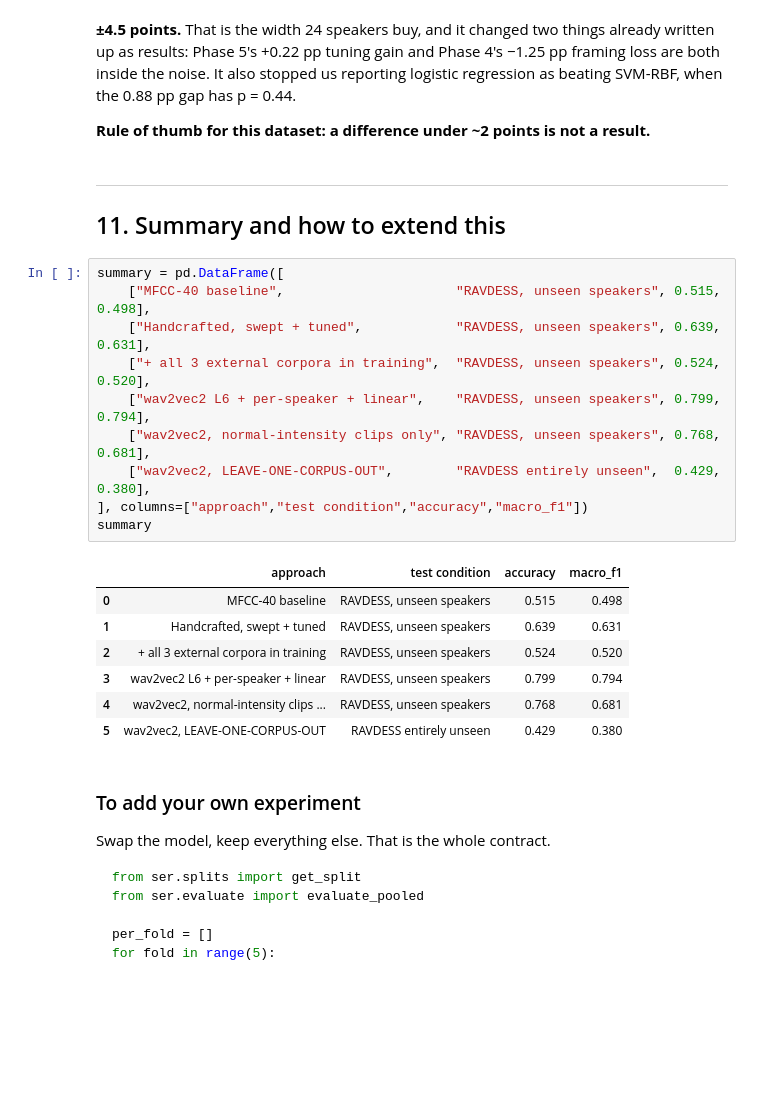
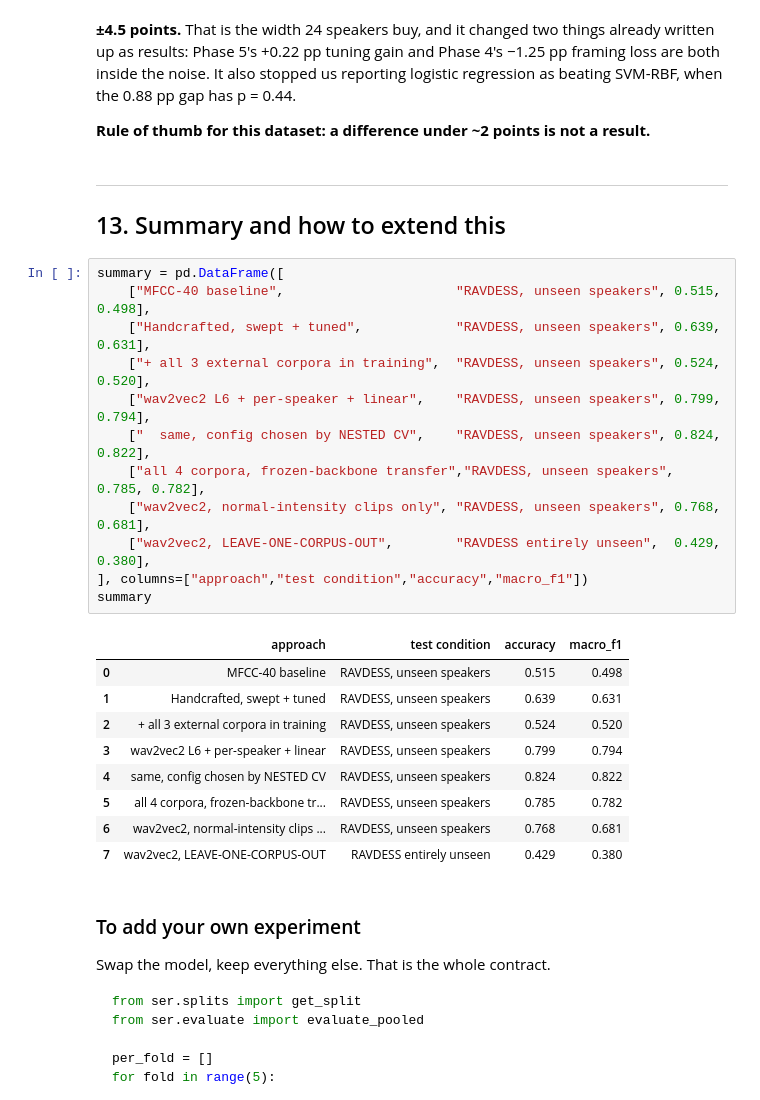
Before and after one commit to Unheard-ser/unheard, a Jupyter notebook: notebooks/03_end_to_end.ipynb, the cells around one changed output. Saved outputs shown, nothing was run; the diff lists cells and outputs as text; blank space fills up the shorter version.

```diff
--- a/notebooks/03_end_to_end.ipynb
+++ b/notebooks/03_end_to_end.ipynb
@@ -648,25 +752,29 @@ logistic regression as beating SVM-RBF, when the 0.88 pp gap has p = 0.44.
 **Rule of thumb for this dataset: a difference under ~2 points is not a result.**
 # %% [markdown]
 ---
-## 11. Summary and how to extend this
+## 13. Summary and how to extend this
 # %%
 summary = pd.DataFrame([
     ["MFCC-40 baseline",                      "RAVDESS, unseen speakers", 0.515, 0.498],
     ["Handcrafted, swept + tuned",            "RAVDESS, unseen speakers", 0.639, 0.631],
     ["+ all 3 external corpora in training",  "RAVDESS, unseen speakers", 0.524, 0.520],
     ["wav2vec2 L6 + per-speaker + linear",    "RAVDESS, unseen speakers", 0.799, 0.794],
+    ["  same, config chosen by NESTED CV",    "RAVDESS, unseen speakers", 0.824, 0.822],
+    ["all 4 corpora, frozen-backbone transfer","RAVDESS, unseen speakers", 0.785, 0.782],
     ["wav2vec2, normal-intensity clips only", "RAVDESS, unseen speakers", 0.768, 0.681],
     ["wav2vec2, LEAVE-ONE-CORPUS-OUT",        "RAVDESS entirely unseen",  0.429, 0.380],
 ], columns=["approach","test condition","accuracy","macro_f1"])
 summary
 # %% [output]
 |  | approach | test condition | accuracy | macro_f1 |
 | 0 | MFCC-40 baseline | RAVDESS, unseen speakers | 0.515 | 0.498 |
 | 1 | Handcrafted, swept + tuned | RAVDESS, unseen speakers | 0.639 | 0.631 |
 | 2 | + all 3 external corpora in training | RAVDESS, unseen speakers | 0.524 | 0.520 |
 | 3 | wav2vec2 L6 + per-speaker + linear | RAVDESS, unseen speakers | 0.799 | 0.794 |
-| 4 | wav2vec2, normal-intensity clips ... | RAVDESS, unseen speakers | 0.768 | 0.681 |
-| 5 | wav2vec2, LEAVE-ONE-CORPUS-OUT | RAVDESS entirely unseen | 0.429 | 0.380 |
+| 4 | same, config chosen by NESTED CV | RAVDESS, unseen speakers | 0.824 | 0.822 |
+| 5 | all 4 corpora, frozen-backbone tr... | RAVDESS, unseen speakers | 0.785 | 0.782 |
+| 6 | wav2vec2, normal-intensity clips ... | RAVDESS, unseen speakers | 0.768 | 0.681 |
+| 7 | wav2vec2, LEAVE-ONE-CORPUS-OUT | RAVDESS entirely unseen | 0.429 | 0.380 |
 # %% [markdown]
 ### To add your own experiment
 
```
Also changed, not shown: parts of 9 cells of this notebook.
